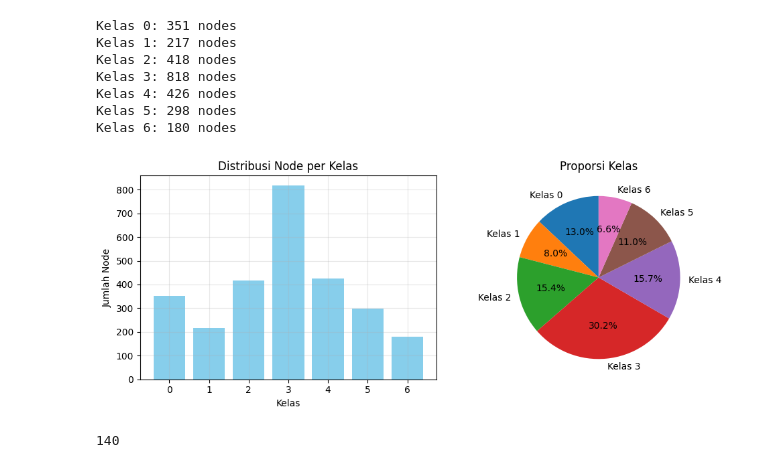
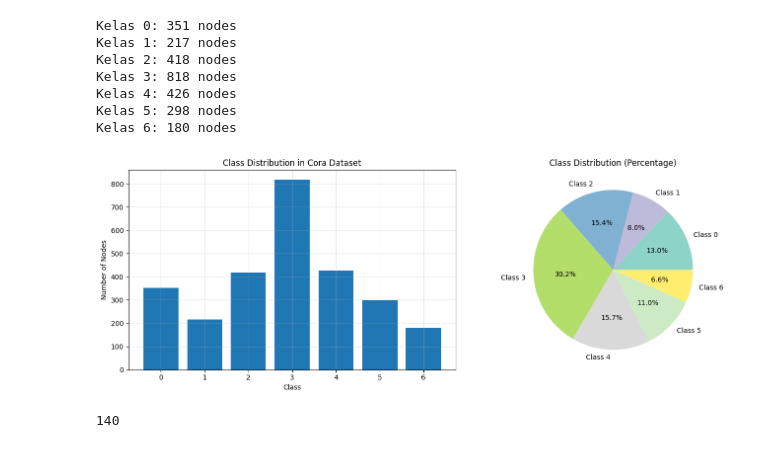
Before and after one commit to alivianay/graph-finals-gnn-messagepassing, a Jupyter notebook: notebooks/testing_notebook.ipynb, the cells around one changed output. Saved outputs shown, nothing was run; the diff lists cells and outputs as text; code cells hidden in the pictures.

```diff
--- a/notebooks/testing_notebook.ipynb
+++ b/notebooks/testing_notebook.ipynb
@@ -106,25 +108,27 @@ Kelas 3: 818 nodes
 Kelas 4: 426 nodes
 Kelas 5: 298 nodes
 Kelas 6: 180 nodes
-# %%
-plt.figure(figsize=(10, 4))
-
-plt.subplot(1, 2, 1)
-plt.bar(range(len(class_counts)), class_counts.numpy(), color='skyblue')
-plt.title('Distribusi Node per Kelas')
-plt.xlabel('Kelas')
-plt.ylabel('Jumlah Node')
-plt.grid(alpha=0.3)
-
-plt.subplot(1, 2, 2)
-plt.pie(class_counts.numpy(), labels=[f'Kelas {i}' for i in range(len(class_counts))],
-        autopct='%1.1f%%', startangle=90)
-plt.title('Proporsi Kelas')
-
-plt.tight_layout()
-plt.show()
-# %% [output]
-[figure, removed]
+# %%
+class_counts = data.y.bincount()
+fig, axes = plt.subplots(1, 2, figsize=(14, 5))
+
+# Bar plot of class distribution
+axes[0].bar(range(len(class_counts)), class_counts.numpy())
+axes[0].set_xlabel('Class')
+axes[0].set_ylabel('Number of Nodes')
+axes[0].set_title('Class Distribution in Cora Dataset')
+axes[0].grid(True, alpha=0.3)
+
+# Pie chart of class distribution
+colors = plt.cm.Set3(np.linspace(0, 1, len(class_counts)))
+axes[1].pie(class_counts.numpy(), labels=[f'Class {i}' for i in range(len(class_counts))],
+            autopct='%1.1f%%', colors=colors)
+axes[1].set_title('Class Distribution (Percentage)')
+
+plt.tight_layout()
+plt.show()
+# %% [output]
+[figure, added]
 # %%
 #train nodes
 data.train_mask.sum().item()
```
Also changed, not shown: parts of 86 cells of this notebook, 1 other file.
